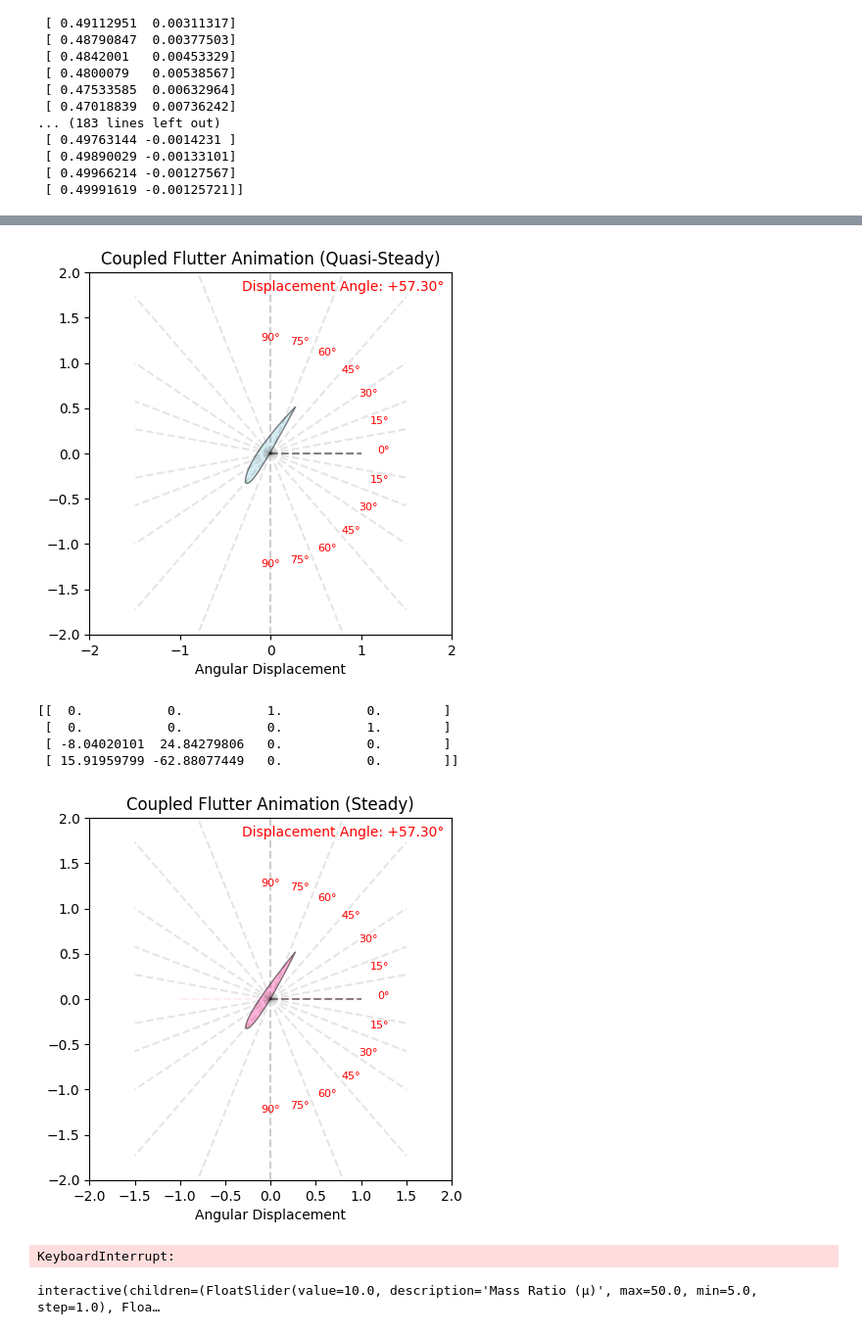
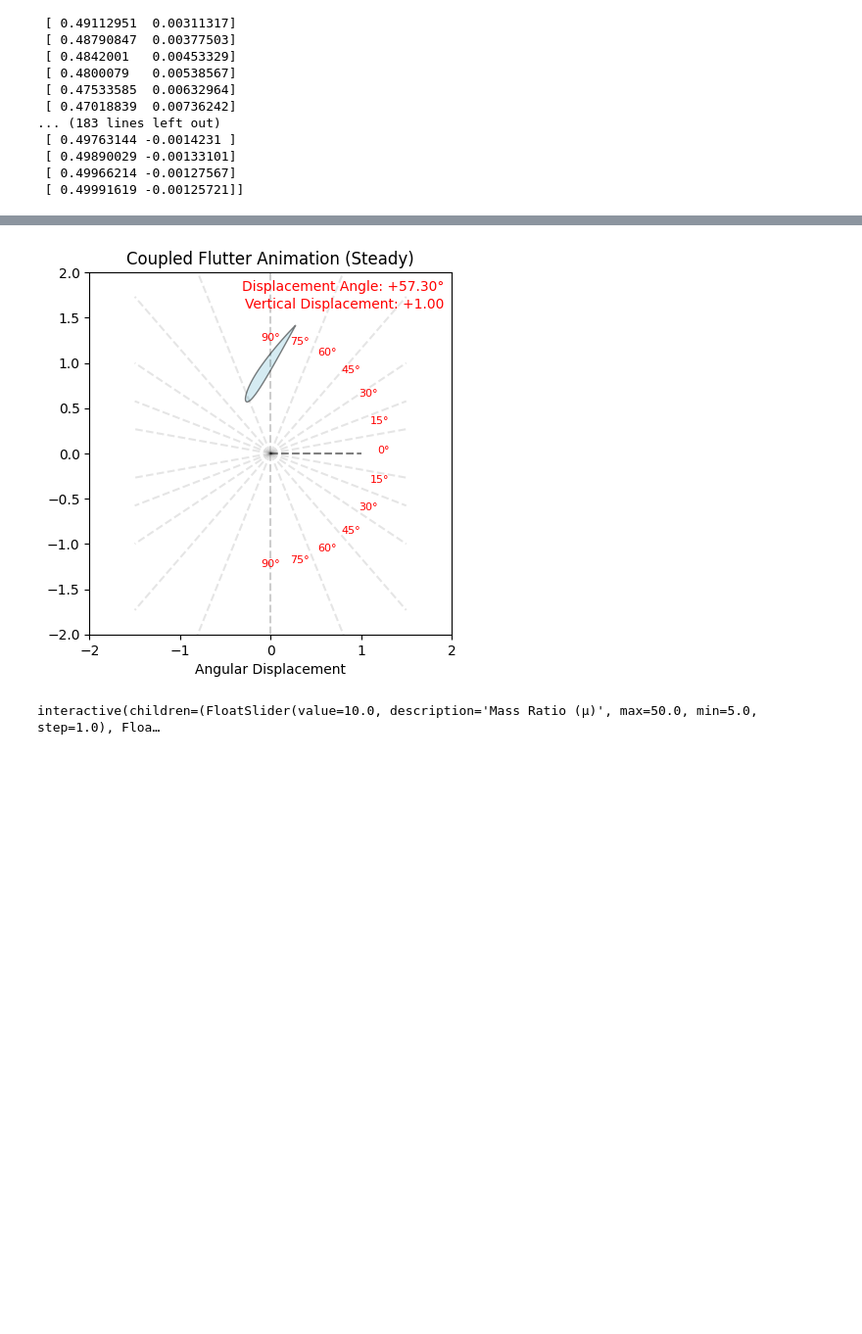
Before and after one commit to ayodeji-0/ME4---FYP---Aeroelasticity-Demos, a Jupyter notebook: Models/Coupled Bending-Torsion Flutter.ipynb, the cells around one changed output, grey strips where cells are left out. Shown: that part at 98% size. Cells and saved outputs as stored; diff of their text form; code cells hidden in the pictures; blank space fills up the shorter version.

```diff
--- a/Models/Coupled Bending-Torsion Flutter.ipynb
+++ b/Models/Coupled Bending-Torsion Flutter.ipynb
@@ -213,6 +213,7 @@ def animate_flutter(airfoil_coords,mu, sigma, r2, a, reduced_velocity, mode='Ste
     if properties['angled_text']:
         # Adding an annotation for displacement angle
         angle_text = ax.text(0.98, 0.95, '', transform=ax.transAxes, fontsize=10, color=properties['annotated_text_color'], ha='right')
+        vertical_text = ax.text(0.98, 0.90, '', transform=ax.transAxes, fontsize=10, color=properties['annotated_text_color'], ha='right')
         # ax2 = ax.twinx()
         # ax2.set_ylabel('Displacement Angle (degrees)', color='red')
         # ax2.tick_params(axis='y', labelcolor='red')
@@ -220,7 +221,7 @@ def animate_flutter(airfoil_coords,mu, sigma, r2, a, reduced_velocity, mode='Ste
     # Function to update airfoil position for each frame
     def update(frame):
         #h_t = 0 # no plunge
-        h_t = np.exp(real_parts[0] * frame) * np.cos(imag_parts[0] * frame) * scale  # Scale for visibility
+        h_t = np.exp(real_parts[0] * frame) * np.cos(imag_parts[0] * frame)# * scale  # Scale for visibility
         theta_t = np.exp(real_parts[1] * frame) * np.cos(imag_parts[1] * frame)# * scale  # Scale for visibility
 
         # Define transformation: translation + rotation
@@ -237,6 +238,11 @@ def animate_flutter(airfoil_coords,mu, sigma, r2, a, reduced_velocity, mode='Ste
         # Update displacement angle text with +XX for positive angles and -XX for negatives
         angle_text.set_text(f'Displacement Angle: {"+" if theta_t >= 0 else "-"}{abs(np.degrees(theta_t)):.2f}°')
 
+        # Update vertical displacement text with +XX for positive displacements and -XX for negatives
+        vertical_text.set_text(f'Vertical Displacement: {"+" if h_t >= 0 else "-"}{abs(h_t):.2f}')
+
+
+
 
         return airfoil_patch, angle_text
 
@@ -301,7 +307,7 @@ interactive(children=(FloatSlider(value=0.0, description='Max Camber', max=9.9,
  [ 0.49991619 -0.00125721]]
 # %%
 # Animate airfoil objects
-ani_2412 = animate_flutter(airfoil_2412, mu_default, sigma_default, r2_default, a_default, reduced_vel_default, mode='Quasi-Steady', duration=10, fps=30, properties={'airfoil_color':'lightblue','show_chord' : False, 'transparency': 50, 'angled_lines' : True, 'angled_text' : True, 'annotated_text_color' : 'red'})
+ani_2412 = animate_flutter(airfoil_2412, mu_default, sigma_default, r2_default, a_default, reduced_vel_default, mode='Steady', duration=10, fps=30, properties={'airfoil_color':'lightblue','show_chord' : False, 'transparency': 50, 'angled_lines' : True, 'angled_text' : True, 'annotated_text_color' : 'red'})
 ani_0010 = animate_flutter(airfoil_0010, 0.5*mu_default, sigma_default, r2_default, 0.5*a_default, 0.5*reduced_vel_default, mode='Steady', duration=10, fps=30, properties={'airfoil_color':'hotpink','show_chord' : True, 'transparency': 50, 'angled_lines' : True, 'angled_text' : True, 'annotated_text_color' : 'red'})
 
 display(ani_2412)
@@ -314,10 +320,4 @@ display(ani_0010)
-[figure, old version]
+[figure, new version]
-[[  0.           0.           1.           0.        ]
- [  0.           0.           0.           1.        ]
- [ -8.04020101  24.84279806   0.           0.        ]
- [ 15.91959799 -62.88077449   0.           0.        ]]
-[figure, removed]
-KeyboardInterrupt:
 # %%
 # Define a grid layout for additional properties (3x3 grid of checkboxes and dropdowns)
 def create_property_grid():
```
Also changed, not shown: parts of 1 cell of this notebook.
